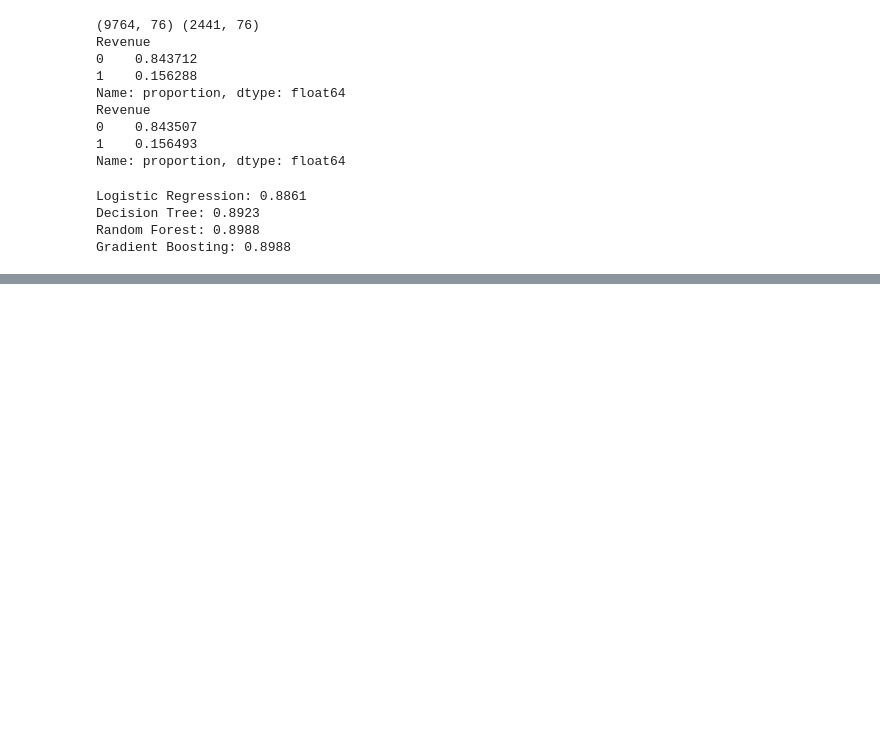
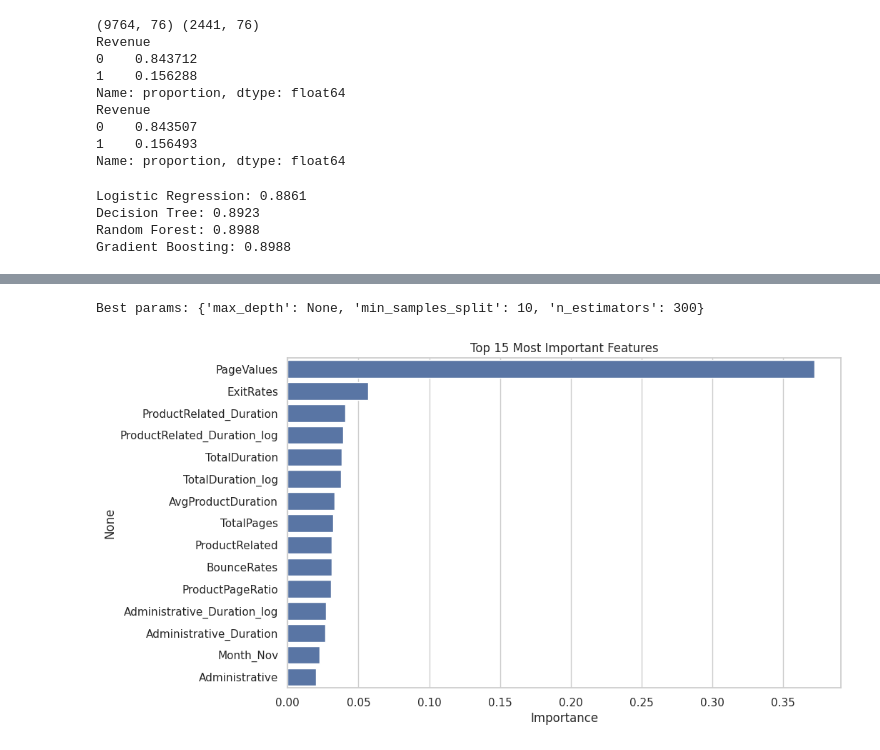
Before and after one commit to hetalsharmaaa/perzonix, a Jupyter notebook: shoppersintent.ipynb, the cells around one changed output, grey strips where cells are left out. Cells and saved outputs as stored; diff of their text form; code cells hidden in the pictures; blank space fills up the shorter version.

```diff
--- a/shoppersintent.ipynb
+++ b/shoppersintent.ipynb
@@ -276,0 +346,34 @@ Gradient Boosting: 0.8988
+# %%
+from sklearn.model_selection import GridSearchCV
+
+param_grid = {
+    "n_estimators": [100, 200, 300],
+    "max_depth": [4, 6, 8, None],
+    "min_samples_split": [2, 5, 10]
+}
+
+grid_search = GridSearchCV(
+    RandomForestClassifier(random_state=42, n_jobs=-1),
+    param_grid,
+    scoring="f1",
+    cv=5,
+    n_jobs=-1
+)
+
+grid_search.fit(X_train, y_train)
+
+print("Best params:", grid_search.best_params_)
+best_model = grid_search.best_estimator_
+# %% [output]
+Best params: {'max_depth': None, 'min_samples_split': 10, 'n_estimators': 300}
+# %%
+importances = pd.Series(best_model.feature_importances_, index=X_train.columns)
+importances = importances.sort_values(ascending=False).head(15)
+
+plt.figure(figsize=(10, 6))
+sns.barplot(x=importances.values, y=importances.index)
+plt.title("Top 15 Most Important Features")
+plt.xlabel("Importance")
+plt.show()
+# %% [output]
+[figure, added]
```
Also changed, not shown: parts of 3 cells of this notebook.
